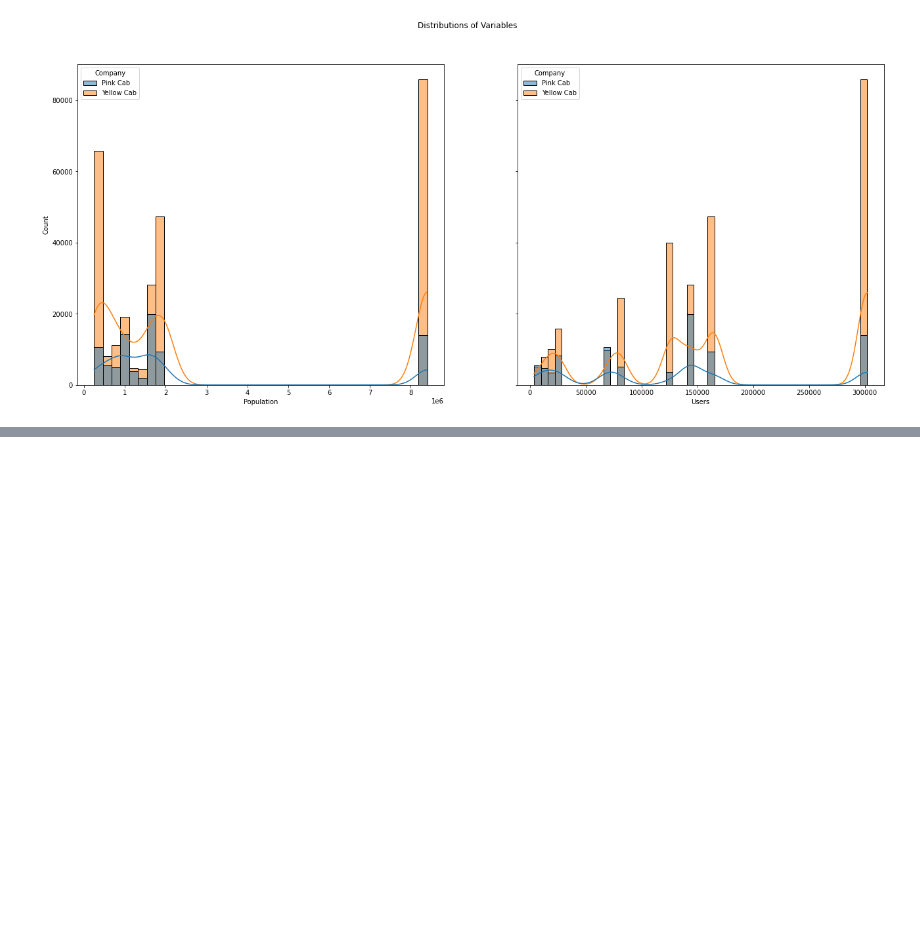
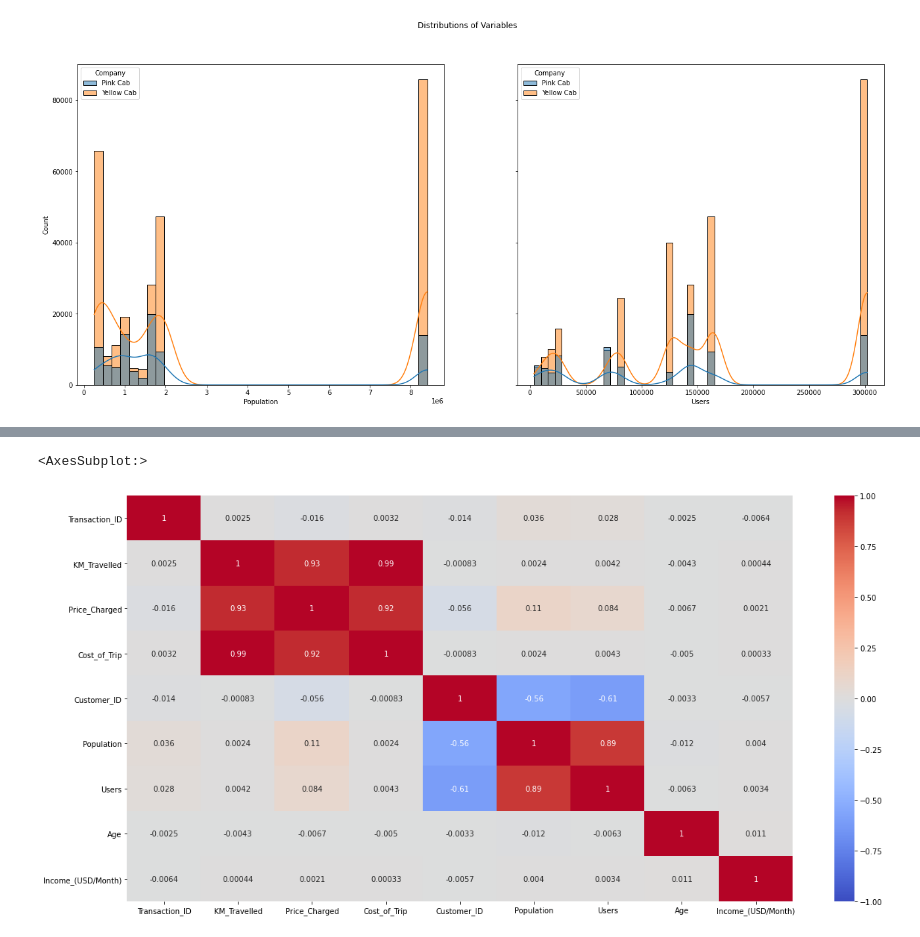
Before and after one commit to elvissounna/Projet_IA, a Jupyter notebook: week_2.ipynb, the cells around one changed output, grey strips where cells are left out. Cells and saved outputs as stored; diff of their text form; code cells hidden in the pictures; blank space fills up the shorter version.

```diff
--- a/week_2.ipynb
+++ b/week_2.ipynb
@@ -486,0 +522,8 @@ sns.histplot(ax=axes[1], data=principal , x='Users' , kde = True , hue="Company"
+# %%
+# Here visualized the correlation of MasterData features by heatmap for Pink Cab Firm.
+Pink_Cab_Corr = pink.corr()
+plt.figure(figsize=(20,10))
+sns.heatmap(Pink_Cab_Corr,annot=True,vmin=-1,vmax=1,cmap='coolwarm')
+# %% [output]
+<AxesSubplot:>
+[figure, added]
```
Also changed, not shown: parts of 10 cells of this notebook.
